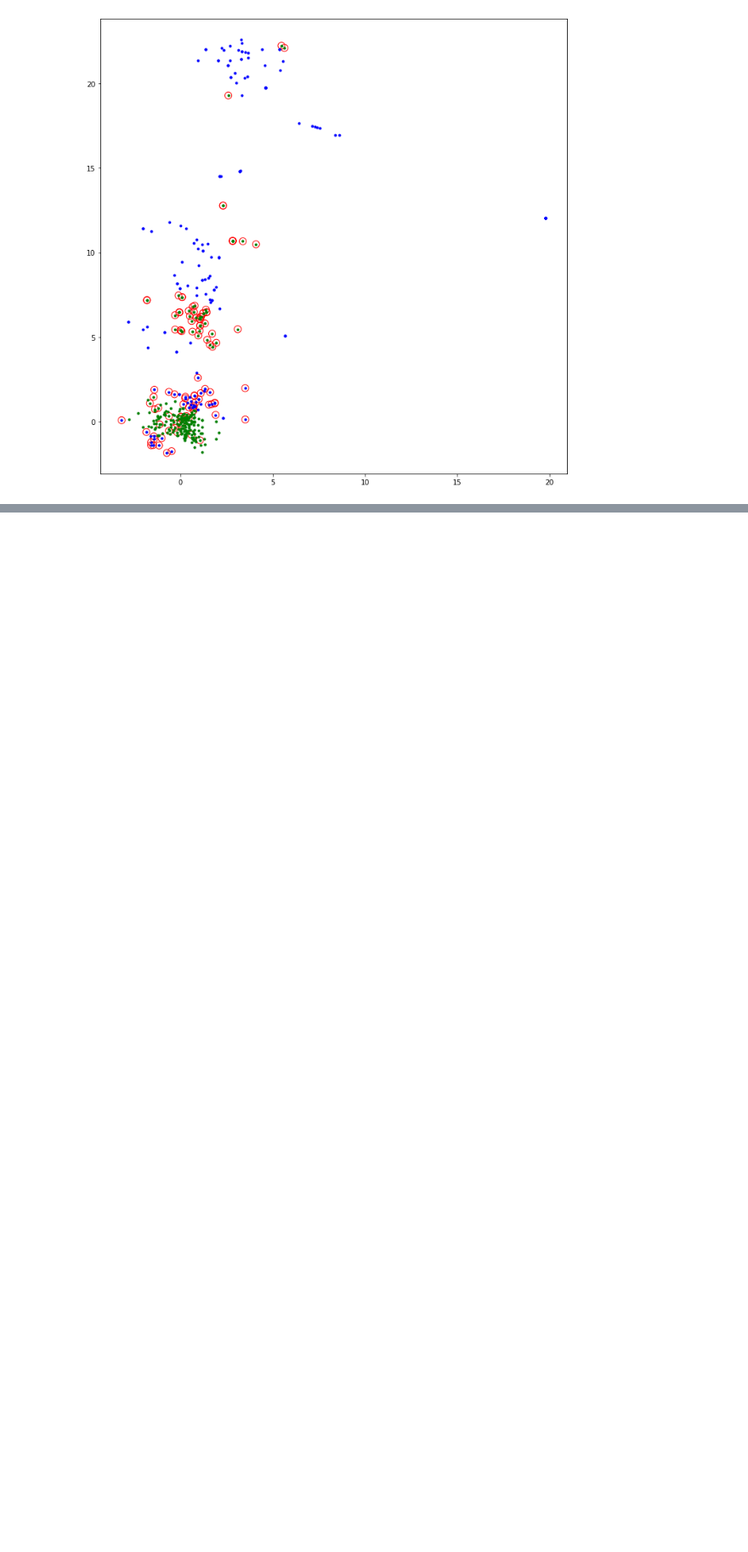
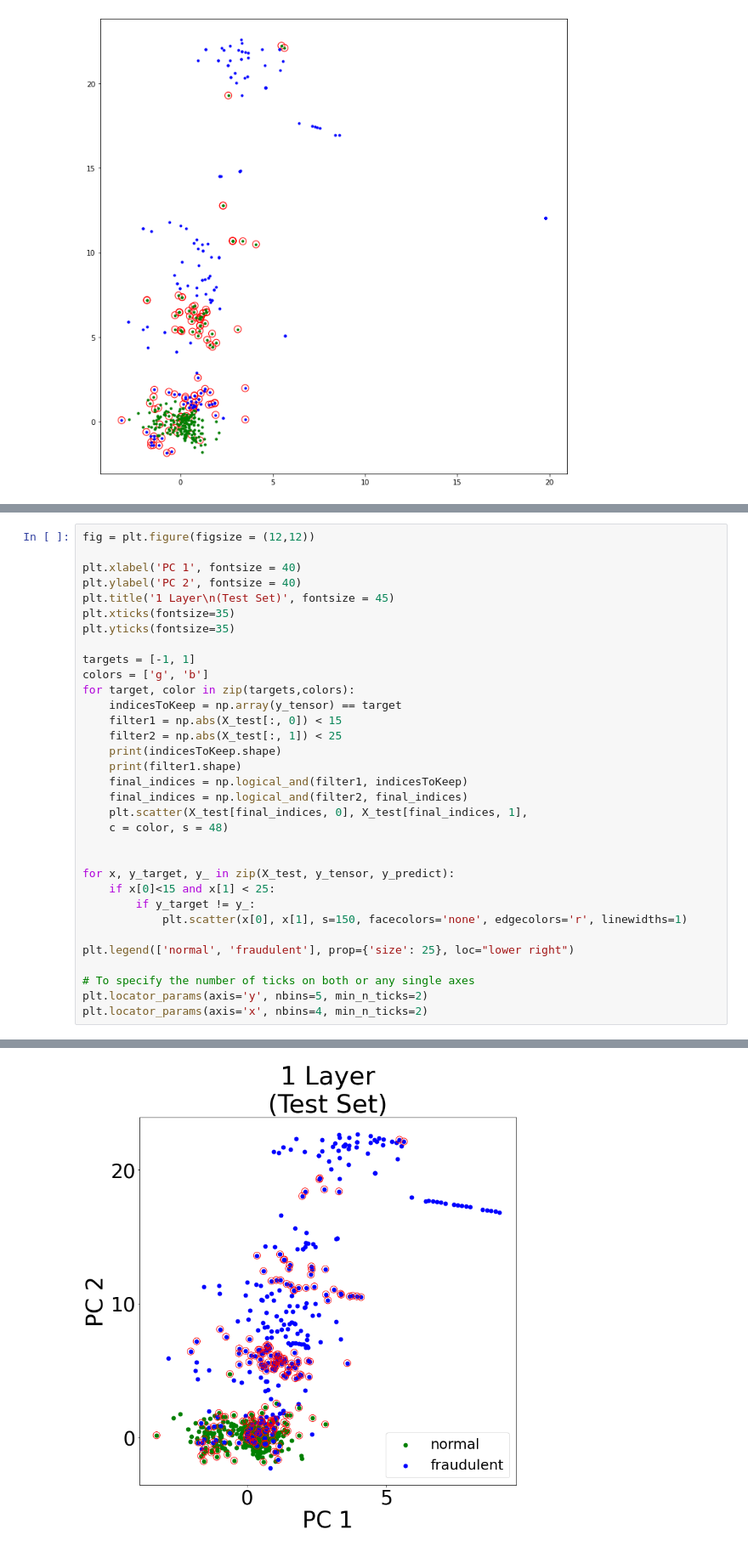
Before and after one commit to ElePT/single-qubit-qnn, a Jupyter notebook: experiments/test_4/exp_5_1.ipynb, the cells around one changed output, grey strips where cells are left out. Shown: that part at 85% size. Saved outputs shown, nothing was run; the diff lists cells and outputs as text; blank space fills up the shorter version.

```diff
--- a/experiments/test_4/exp_5_1.ipynb
+++ b/experiments/test_4/exp_5_1.ipynb
@@ -561,0 +578,34 @@ plt.show()
+# %%
+fig = plt.figure(figsize = (12,12))
+
+plt.xlabel('PC 1', fontsize = 40)
+plt.ylabel('PC 2', fontsize = 40)
+plt.title('1 Layer\n(Test Set)', fontsize = 45)
+plt.xticks(fontsize=35)
+plt.yticks(fontsize=35)
+
+targets = [-1, 1]
+colors = ['g', 'b']
+for target, color in zip(targets,colors):
+    indicesToKeep = np.array(y_tensor) == target
+    filter1 = np.abs(X_test[:, 0]) < 15
+    filter2 = np.abs(X_test[:, 1]) < 25
+    print(indicesToKeep.shape)
+    print(filter1.shape)
+    final_indices = np.logical_and(filter1, indicesToKeep)
+    final_indices = np.logical_and(filter2, final_indices)
+    plt.scatter(X_test[final_indices, 0], X_test[final_indices, 1],
+    c = color, s = 48)
+
+
+for x, y_target, y_ in zip(X_test, y_tensor, y_predict):
+    if x[0]<15 and x[1] < 25:
+        if y_target != y_:
+            plt.scatter(x[0], x[1], s=150, facecolors='none', edgecolors='r', linewidths=1)
+
+plt.legend(['normal', 'fraudulent'], prop={'size': 25}, loc="lower right")
+
+# To specify the number of ticks on both or any single axes
+plt.locator_params(axis='y', nbins=5, min_n_ticks=2)
+plt.locator_params(axis='x', nbins=4, min_n_ticks=2)
+# %% [output]
@@ -561,0 +616 @@ plt.show()
+[figure, added]
```
Also changed, not shown: parts of 3 cells of this notebook, 14 other files.
